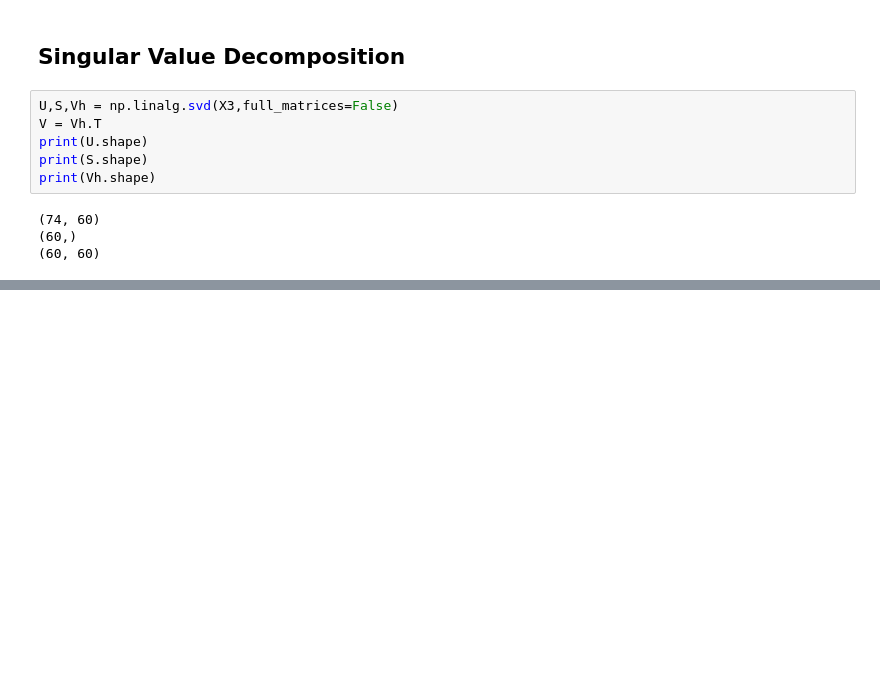
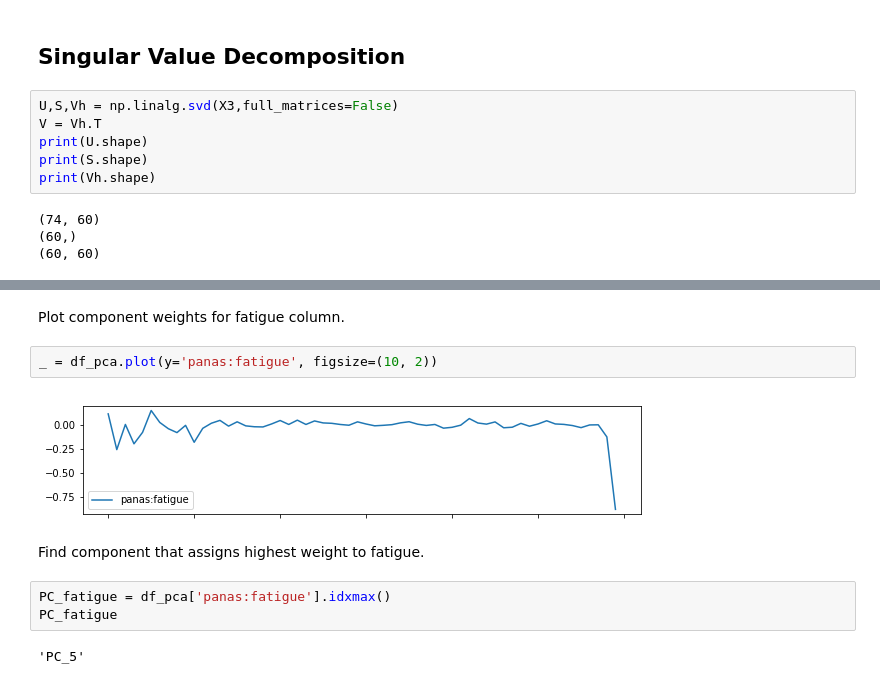
Before and after one commit to calebgeniesse/caffeine-mapper, a Jupyter notebook: PCA_metadata.ipynb, the cells around one changed output, grey strips where cells are left out. Drawn from its saved outputs; the diff is of its cells as text; blank space fills up the shorter version.

```diff
--- a/PCA_metadata.ipynb
+++ b/PCA_metadata.ipynb
@@ -104,0 +145,13 @@ plt.show()
+# %% [markdown]
+Plot component weights for fatigue column.
+# %%
+_ = df_pca.plot(y='panas:fatigue', figsize=(10, 2))
+# %% [output]
+[figure, added]
+# %% [markdown]
+Find component that assigns highest weight to fatigue.
+# %%
+PC_fatigue = df_pca['panas:fatigue'].idxmax()
+PC_fatigue
+# %% [output]
+'PC_5'
```
Also changed, not shown: parts of 30 cells of this notebook.
